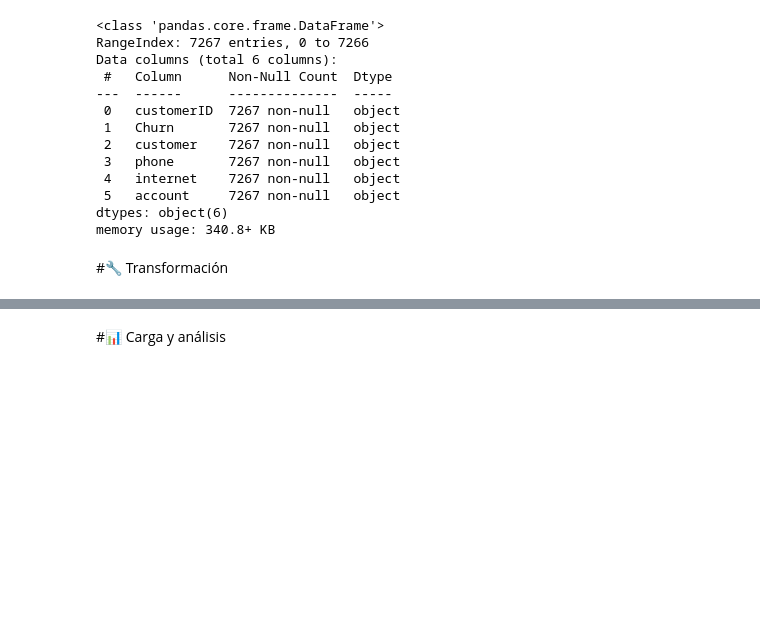
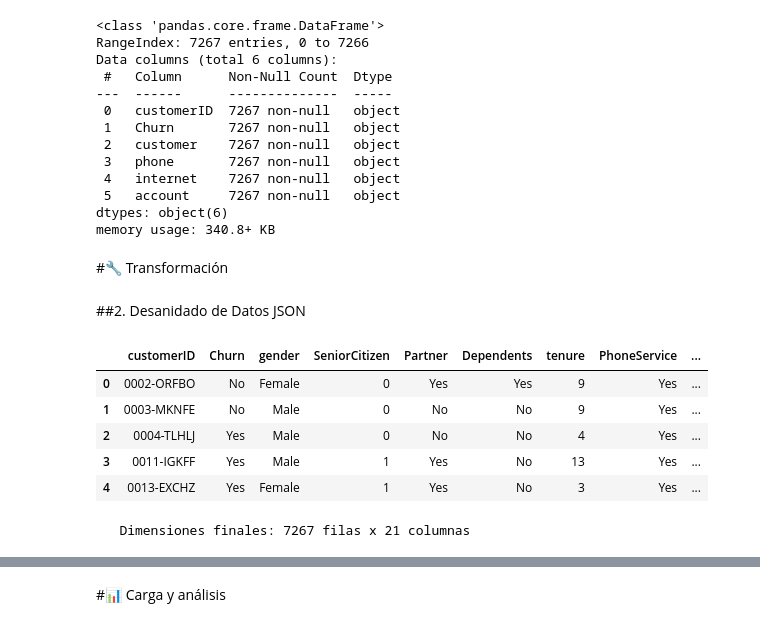
Before and after one commit to KonungurProFer/Proyecto_telecom_X, a Jupyter notebook: TelecomX_LATAM.ipynb, the cells around one changed output, grey strips where cells are left out. Drawn from its saved outputs; the diff is of its cells as text; code cells hidden in the pictures; blank space fills up the shorter version.

```diff
--- a/TelecomX_LATAM.ipynb
+++ b/TelecomX_LATAM.ipynb
@@ -66,3 +132,27 @@ dtypes: object(6)
 memory usage: 340.8+ KB
 # %% [markdown]
 #🔧 Transformación
+# %% [markdown]
+##2. Desanidado de Datos JSON
+# %%
+#Normalizando
+df_customer=pd.json_normalize(df["customer"])
+df_phone=pd.json_normalize(df["phone"])
+df_internet=pd.json_normalize(df["internet"])
+df_account=pd.json_normalize(df["account"])
+# %%
+# Concatenar todos los dataframes normalizados
+df_normalizado= pd.concat([df[["customerID","Churn"]], df_customer, df_phone, df_internet, df_account], axis=1)
+pd.set_option('display.max_columns', None)
+df_normalizado.head()
+# %% [output]
+|  | customerID | Churn | gender | SeniorCitizen | Partner | Dependents | tenure | PhoneService | ... |
+| 0 | 0002-ORFBO | No | Female | 0 | Yes | Yes | 9 | Yes | ... |
+| 1 | 0003-MKNFE | No | Male | 0 | No | No | 9 | Yes | ... |
+| 2 | 0004-TLHLJ | Yes | Male | 0 | No | No | 4 | Yes | ... |
+| 3 | 0011-IGKFF | Yes | Male | 1 | Yes | No | 13 | Yes | ... |
+| 4 | 0013-EXCHZ | Yes | Female | 1 | Yes | No | 3 | Yes | ... |
+# %%
+print(f"   Dimensiones finales: {df_normalizado.shape[0]} filas x {df_normalizado.shape[1]} columnas")
+# %% [output]
+   Dimensiones finales: 7267 filas x 21 columnas
```
Also changed, not shown: parts of 40 cells of this notebook.
